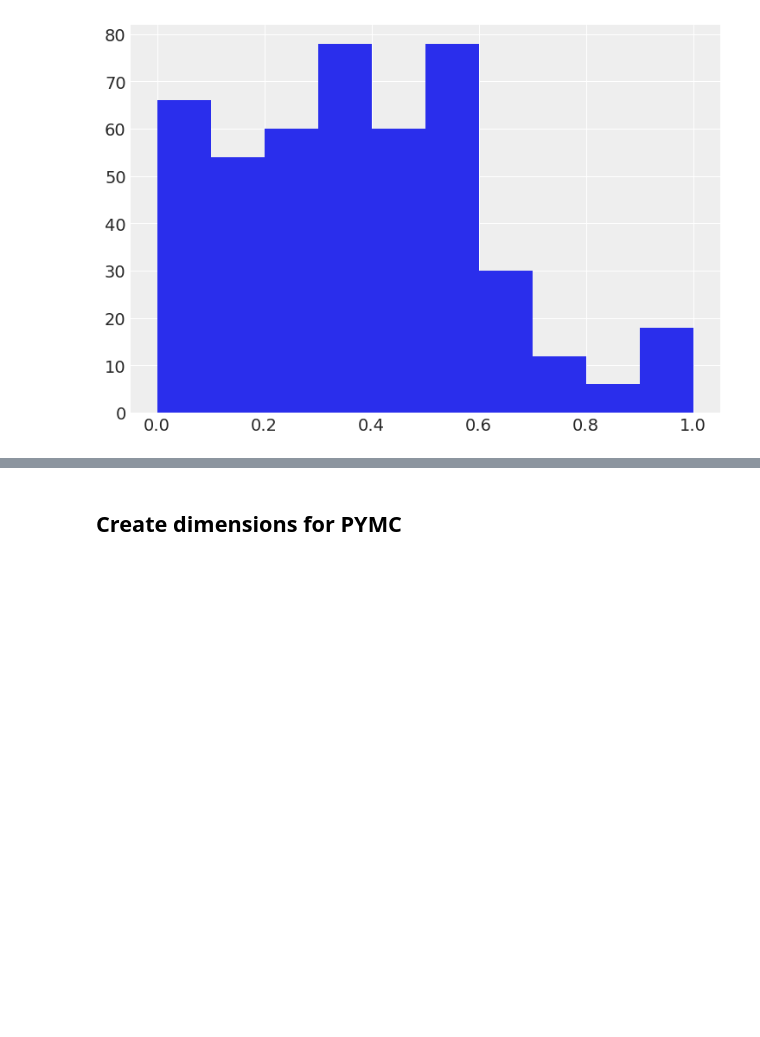
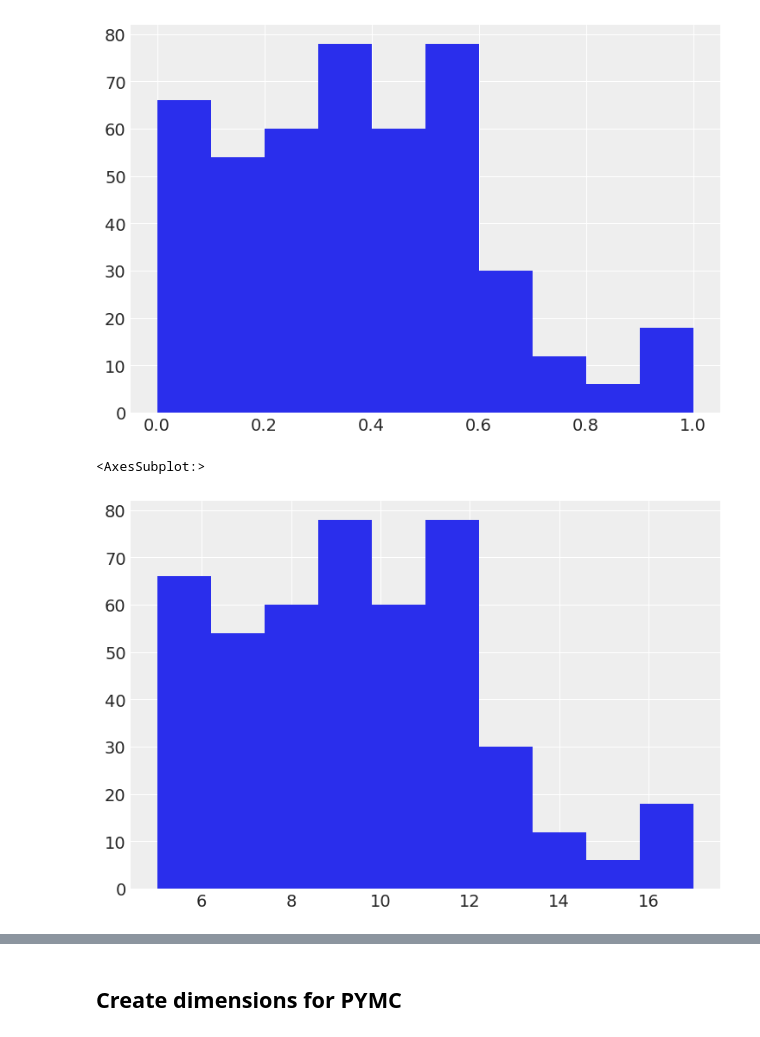
Before and after one commit to DJSherwood/wordle-analysis, a Jupyter notebook: BetterBinomial.ipynb, the cells around one changed output, grey strips where cells are left out. Saved outputs shown, nothing was run; the diff lists cells and outputs as text; code cells hidden in the pictures; blank space fills up the shorter version.

```diff
--- a/BetterBinomial.ipynb
+++ b/BetterBinomial.ipynb
@@ -69,3 +67,8 @@ df2['MMScrblPts'].hist()
 # %% [output]
 <AxesSubplot:>
 [figure]
+# %%
+df2['ScrabblePoints'].hist()
+# %% [output]
+<AxesSubplot:>
+[figure, added]
```
Also changed, not shown: parts of 15 cells of this notebook.
